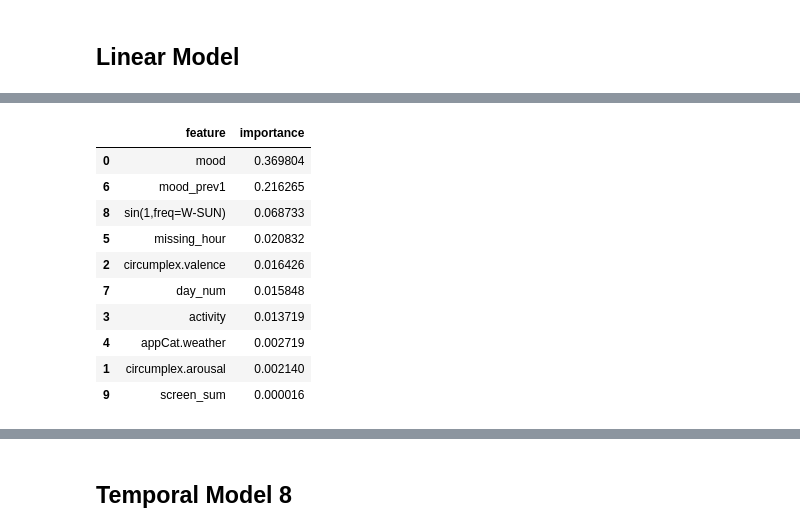
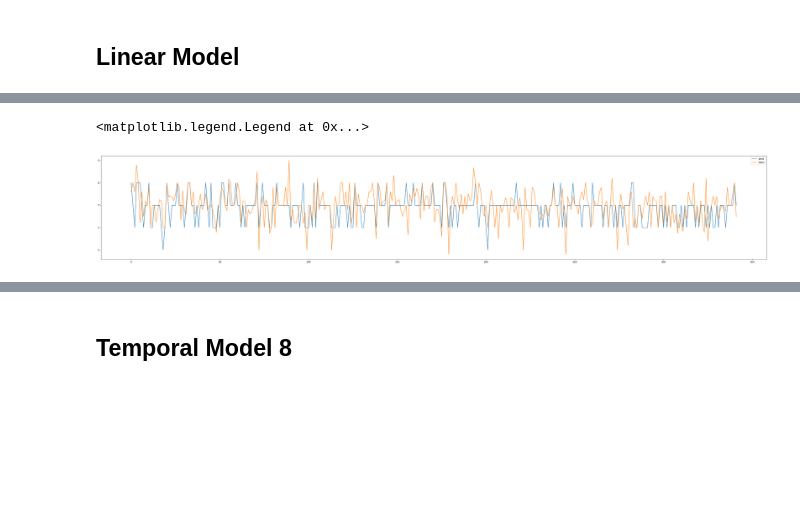
Before and after one commit to OlegBEZb/Data_Mining_assignment_1, a Jupyter notebook: Assignment_1.ipynb, the cells around one changed output, grey strips where cells are left out. Cells and saved outputs as stored; diff of their text form; code cells hidden in the pictures; blank space fills up the shorter version.

```diff
--- a/Assignment_1.ipynb
+++ b/Assignment_1.ipynb
@@ -835,18 +805,8 @@ weighted avg       0.52      0.49      0.44       342
-# %%
-feature_importance = {}
-feature_importance['feature'] = X_test[features].columns
-feature_importance['importance'] = model.coef_
-feature_importance = pd.DataFrame(feature_importance)
-feature_importance.sort_values('importance', ascending=False)
-# %% [output]
-|  | feature | importance |
-| 0 | mood | 0.369804 |
-| 6 | mood_prev1 | 0.216265 |
-| 8 | sin(1,freq=W-SUN) | 0.068733 |
-| 5 | missing_hour | 0.020832 |
-| 2 | circumplex.valence | 0.016426 |
-| 7 | day_num | 0.015848 |
-| 3 | activity | 0.013719 |
-| 4 | appCat.weather | 0.002719 |
-| 1 | circumplex.arousal | 0.002140 |
-| 9 | screen_sum | 0.000016 |
+# %%
+fig,ax = plt.subplots(figsize=(50,8))
+ax.plot(list(test_pred[0]), label='pred')
+ax.plot(list(y_test), label='label')
+ax.legend()
+# %% [output]
+<matplotlib.legend.Legend at 0x...>
+[figure, added]
```
Also changed, not shown: parts of 20 cells of this notebook.
